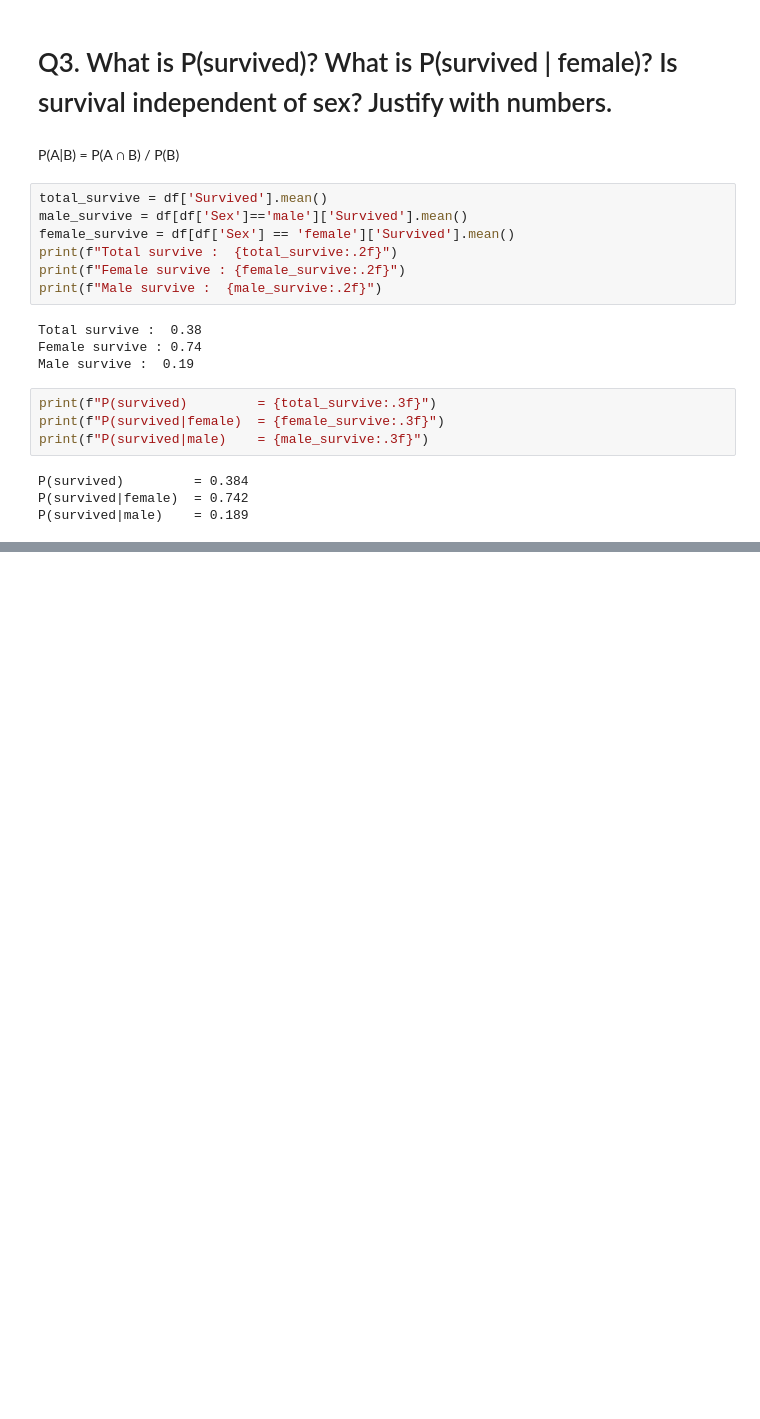
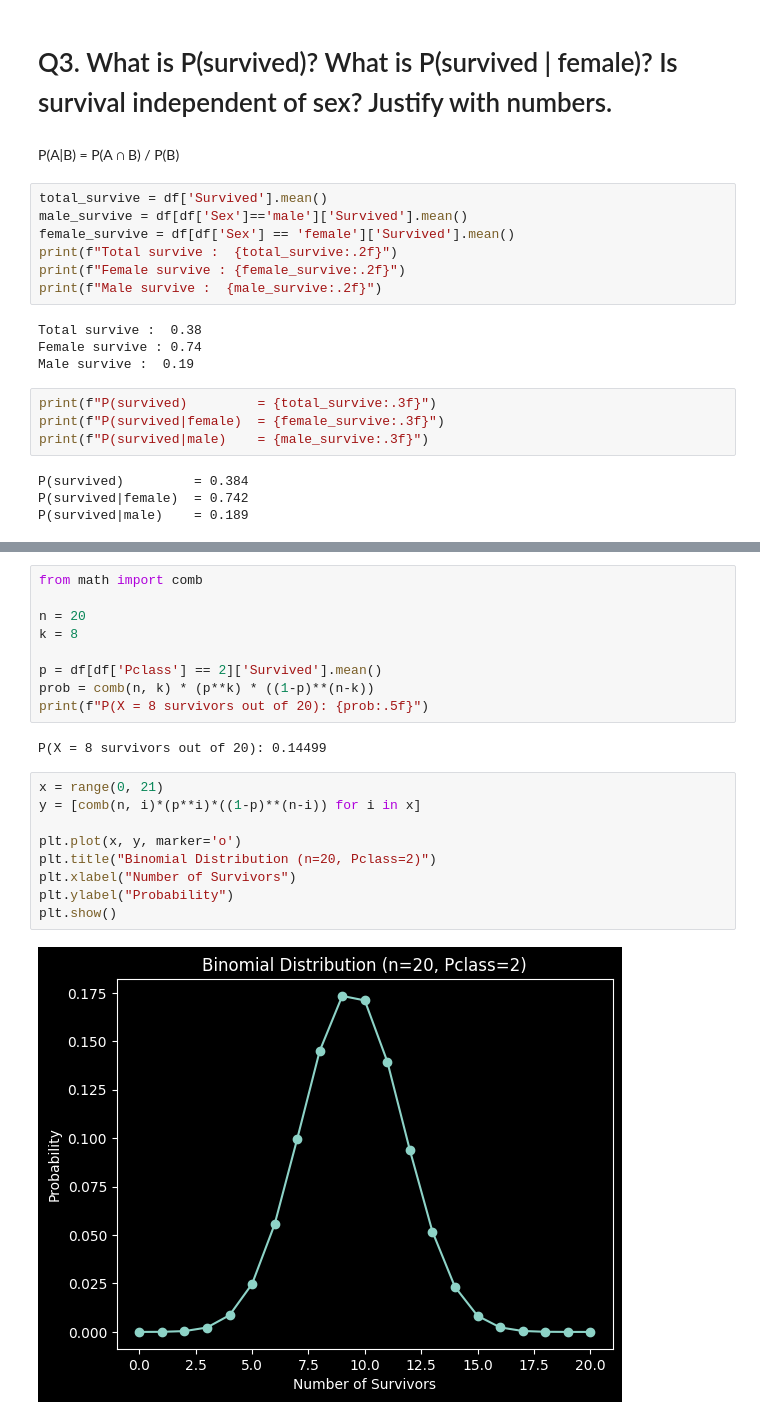
Before and after one commit to soumensen411/statistics-for-machine-learning, a Jupyter notebook: Notebook/titanic_analysis.ipynb, the cells around one changed output, grey strips where cells are left out. Drawn from its saved outputs; the diff is of its cells as text; blank space fills up the shorter version.

```diff
--- a/Notebook/titanic_analysis.ipynb
+++ b/Notebook/titanic_analysis.ipynb
@@ -150,0 +191,22 @@ The overall survival probability is around 0.38, while the survival probability
+# %%
+from math import comb
+
+n = 20
+k = 8
+
+p = df[df['Pclass'] == 2]['Survived'].mean()
+prob = comb(n, k) * (p**k) * ((1-p)**(n-k))
+print(f"P(X = 8 survivors out of 20): {prob:.5f}")
+# %% [output]
+P(X = 8 survivors out of 20): 0.14499
+# %%
+x = range(0, 21)
+y = [comb(n, i)*(p**i)*((1-p)**(n-i)) for i in x]
+
+plt.plot(x, y, marker='o')
+plt.title("Binomial Distribution (n=20, Pclass=2)")
+plt.xlabel("Number of Survivors")
+plt.ylabel("Probability")
+plt.show()
+# %% [output]
+[figure, added]
```
Also changed, not shown: parts of 10 cells of this notebook.
